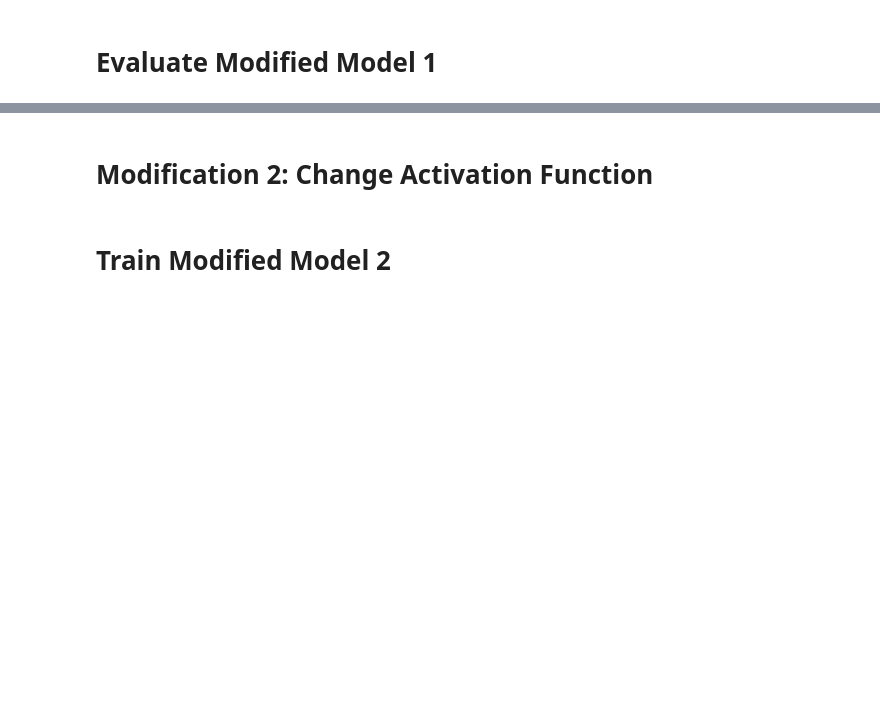
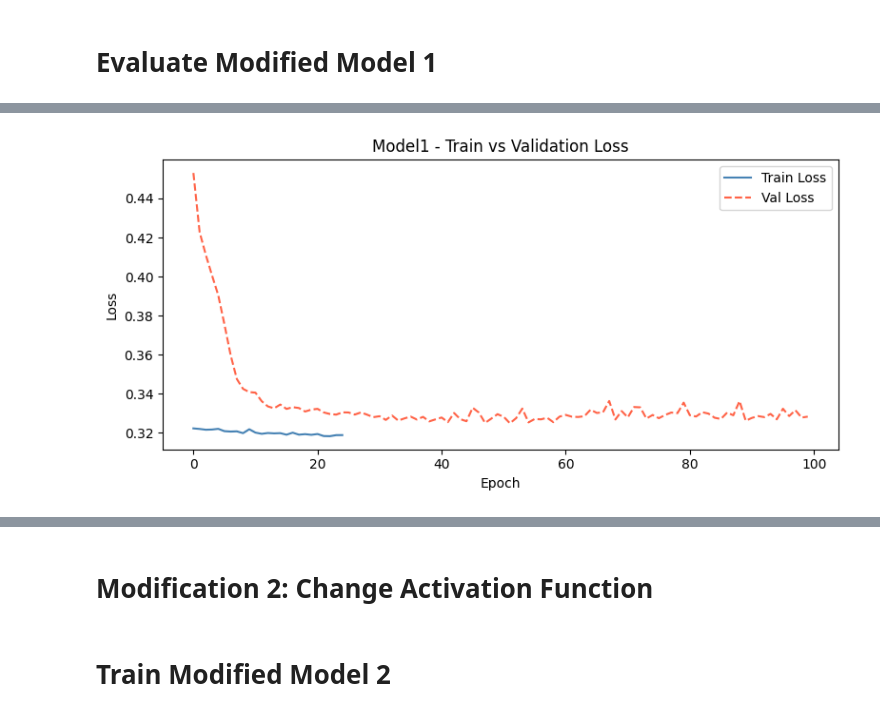
Before and after one commit to DhimanTarafdar/customer-churn-prediction, a Jupyter notebook: Customer_churn_prediction.ipynb, the cells around one changed output, grey strips where cells are left out. Cells and saved outputs as stored; diff of their text form; code cells hidden in the pictures; blank space fills up the shorter version.

Commit message:
Showing train loss and validation loss

```diff
--- a/Customer_churn_prediction.ipynb
+++ b/Customer_churn_prediction.ipynb
@@ -151,7 +151,7 @@ y_test_tensor shape: torch.Size([2000, 1])
 # %%
 from torch.utils.data import Dataset
 
-class BreastCancerDataset(Dataset):
+class CustomerChurnDataset(Dataset):
     def __init__(self, X, y):
         self.X = torch.tensor(X, dtype=torch.float32)
         self.y = torch.tensor(y, dtype=torch.float32)
@@ -166,8 +166,8 @@ class BreastCancerDataset(Dataset):
 # **Step 10: Create Dataset Objects**
 # %%
 
-train_dataset = BreastCancerDataset(X_train, y_train)
-test_dataset = BreastCancerDataset(X_test, y_test)
+train_dataset = CustomerChurnDataset(X_train, y_train)
+test_dataset = CustomerChurnDataset(X_test, y_test)
 # %% [markdown]
 # **Step 11: DataLoader**
 # %%
@@ -457,0 +477,24 @@ Modified Model 1 - Test Loss: 0.3393
+# %%
+import matplotlib.pyplot as plt
+
+plt.figure(figsize=(8, 4))
+plt.plot(train_losses, label='Train Loss', color='steelblue')
+plt.plot(val_losses,   label='Val Loss',   color='tomato', linestyle='--')
+plt.xlabel('Epoch')
+plt.ylabel('Loss')
+plt.title('Model1 - Train vs Validation Loss')
+plt.legend()
+plt.tight_layout()
+plt.show()
+
+gap = val_losses[-1] - train_losses[-1]
+print(f"Train Loss : {train_losses[-1]:.4f}")
+print(f"Val Loss   : {val_losses[-1]:.4f}")
+print(f"Gap        : {gap:.4f}")
+
+if gap > 0.05:
+    print("=> Overfitting")
+else:
+    print("=> No Overfitting ")
+# %% [output]
+[figure, added]
```
Also changed, not shown: parts of 3 cells of this notebook.
